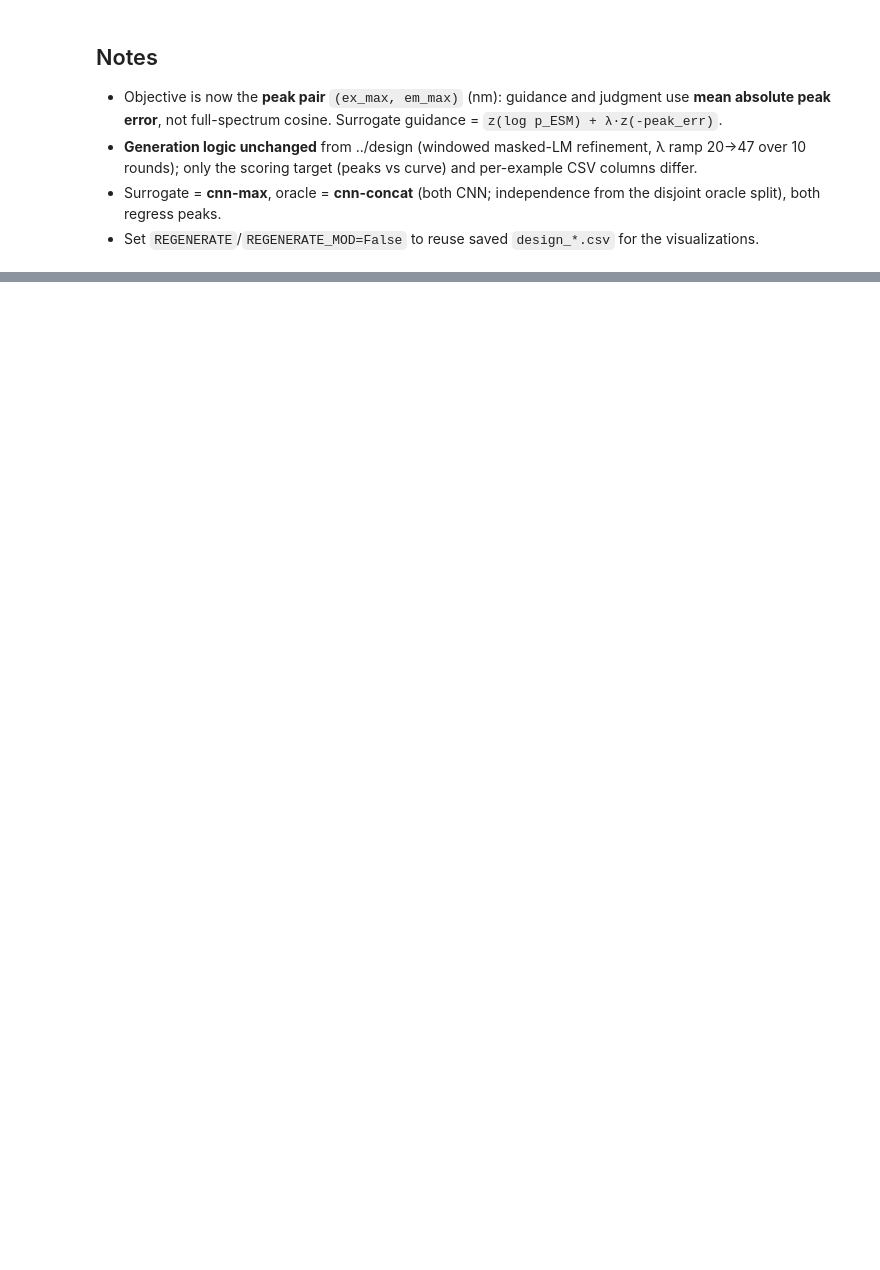
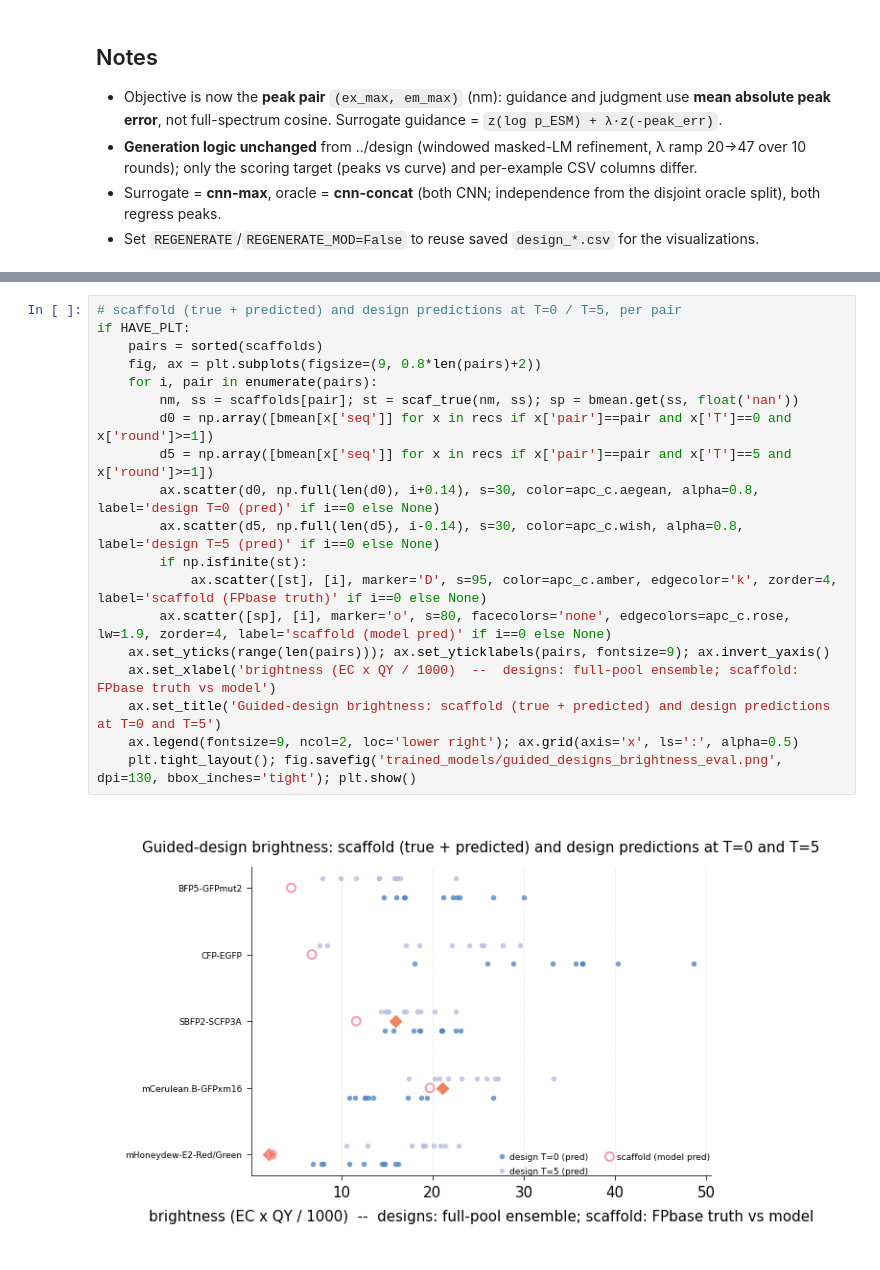
Before and after one commit to Arcadia-Science/FPguide, a Jupyter notebook: peak_design/guided_design_peak.ipynb, the cells around one changed output, grey strips where cells are left out. Saved outputs shown, nothing was run; the diff lists cells and outputs as text; blank space fills up the shorter version.

```diff
--- a/peak_design/guided_design_peak.ipynb
+++ b/peak_design/guided_design_peak.ipynb
@@ -448,0 +592,21 @@ show_cycles(t5m); show_align(t5m)
+# %%
+# scaffold (true + predicted) and design predictions at T=0 / T=5, per pair
+if HAVE_PLT:
+    pairs = sorted(scaffolds)
+    fig, ax = plt.subplots(figsize=(9, 0.8*len(pairs)+2))
+    for i, pair in enumerate(pairs):
+        nm, ss = scaffolds[pair]; st = scaf_true(nm, ss); sp = bmean.get(ss, float('nan'))
+        d0 = np.array([bmean[x['seq']] for x in recs if x['pair']==pair and x['T']==0 and x['round']>=1])
+        d5 = np.array([bmean[x['seq']] for x in recs if x['pair']==pair and x['T']==5 and x['round']>=1])
+        ax.scatter(d0, np.full(len(d0), i+0.14), s=30, color=apc_c.aegean, alpha=0.8, label='design T=0 (pred)' if i==0 else None)
+        ax.scatter(d5, np.full(len(d5), i-0.14), s=30, color=apc_c.wish, alpha=0.8, label='design T=5 (pred)' if i==0 else None)
+        if np.isfinite(st):
+            ax.scatter([st], [i], marker='D', s=95, color=apc_c.amber, edgecolor='k', zorder=4, label='scaffold (FPbase truth)' if i==0 else None)
+        ax.scatter([sp], [i], marker='o', s=80, facecolors='none', edgecolors=apc_c.rose, lw=1.9, zorder=4, label='scaffold (model pred)' if i==0 else None)
+    ax.set_yticks(range(len(pairs))); ax.set_yticklabels(pairs, fontsize=9); ax.invert_yaxis()
+    ax.set_xlabel('brightness (EC x QY / 1000)  --  designs: full-pool ensemble; scaffold: FPbase truth vs model')
+    ax.set_title('Guided-design brightness: scaffold (true + predicted) and design predictions at T=0 and T=5')
+    ax.legend(fontsize=9, ncol=2, loc='lower right'); ax.grid(axis='x', ls=':', alpha=0.5)
+    plt.tight_layout(); fig.savefig('trained_models/guided_designs_brightness_eval.png', dpi=130, bbox_inches='tight'); plt.show()
+# %% [output]
+[figure, added]
```
Also changed, not shown: parts of 7 cells of this notebook, 25 other files.
